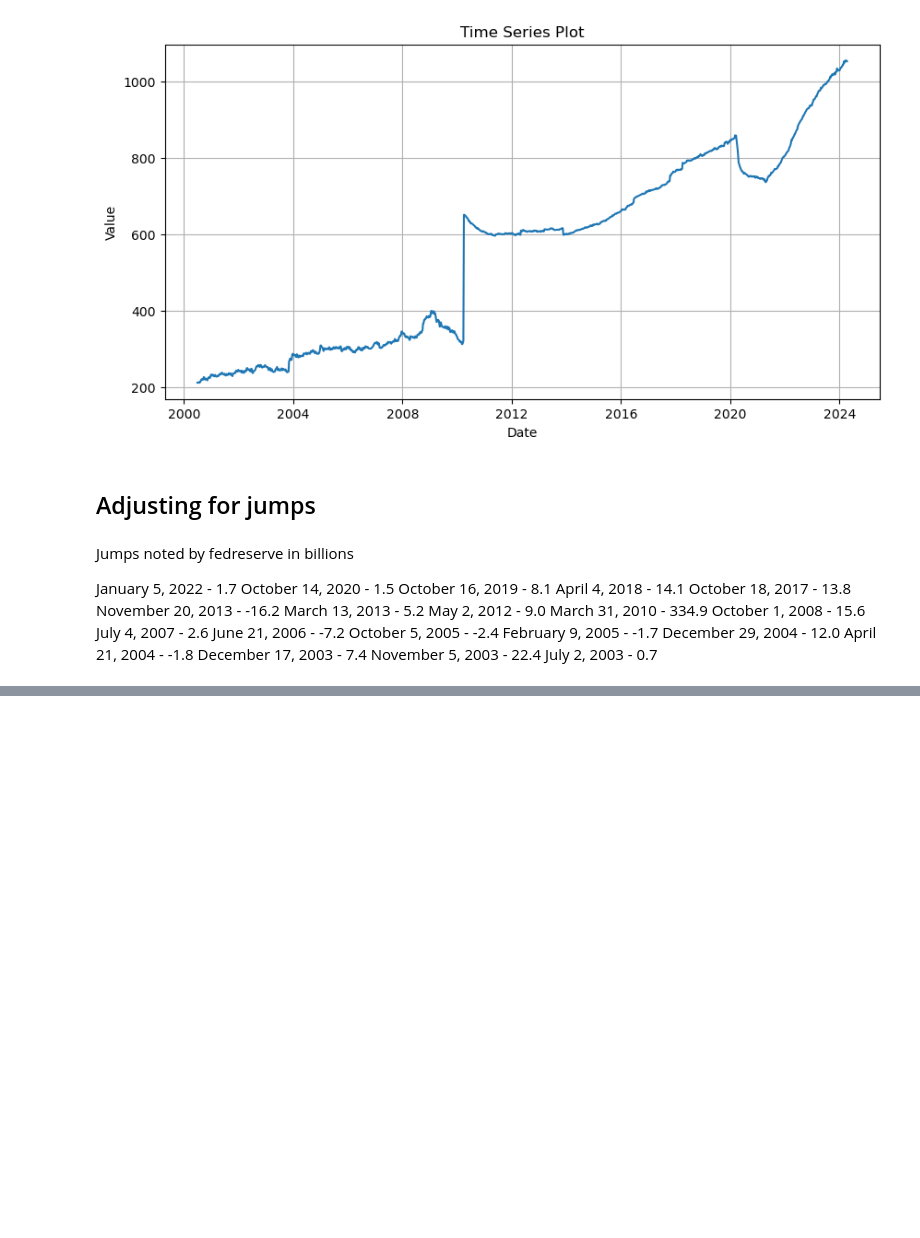
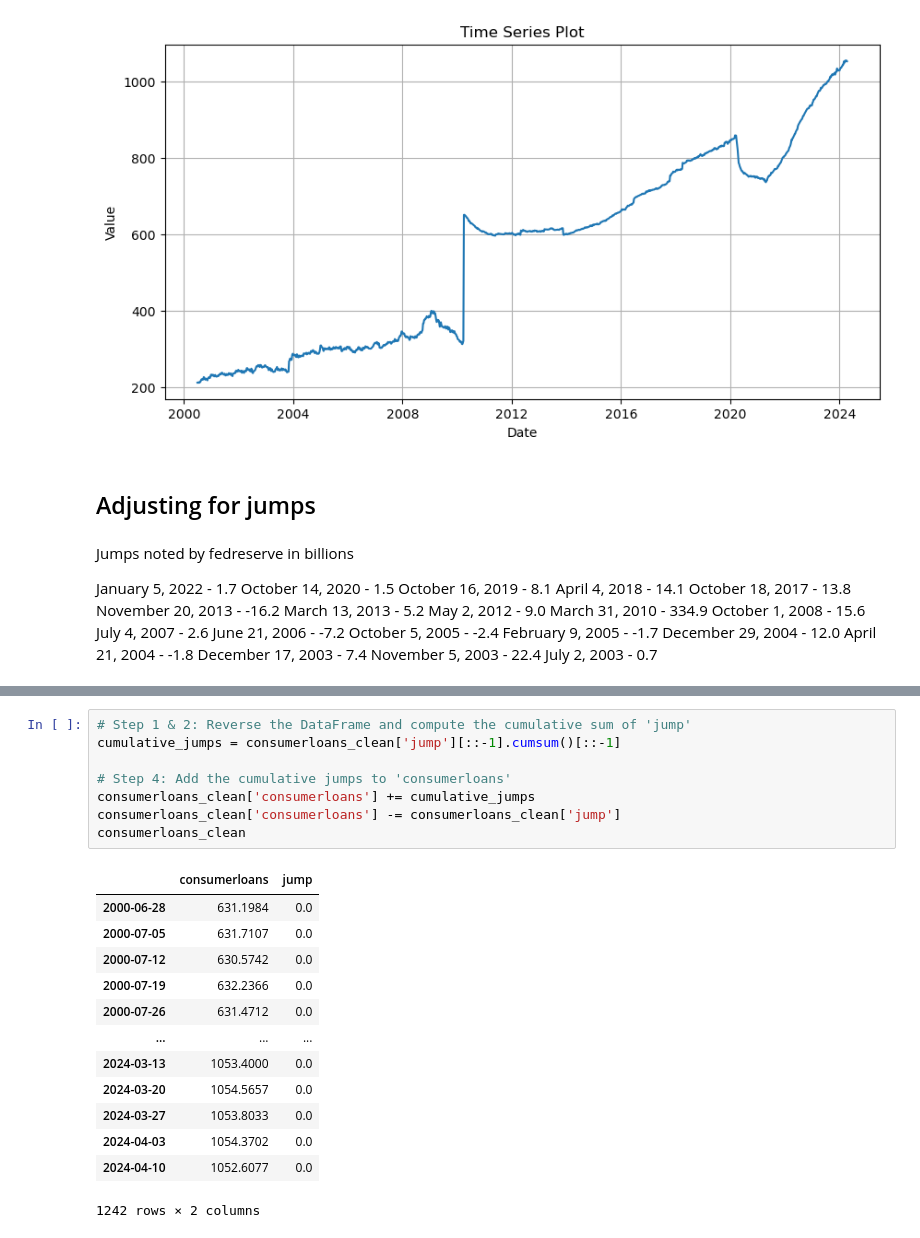
Before and after one commit to evanglas/forecasting-project, a Jupyter notebook: michael.ipynb, the cells around one changed output, grey strips where cells are left out. Cells and saved outputs as stored; diff of their text form; blank space fills up the shorter version.

```diff
--- a/michael.ipynb
+++ b/michael.ipynb
@@ -61,0 +124,22 @@ July 2, 2003 - 0.7
+# %%
+# Step 1 & 2: Reverse the DataFrame and compute the cumulative sum of 'jump'
+cumulative_jumps = consumerloans_clean['jump'][::-1].cumsum()[::-1]
+
+# Step 4: Add the cumulative jumps to 'consumerloans'
+consumerloans_clean['consumerloans'] += cumulative_jumps
+consumerloans_clean['consumerloans'] -= consumerloans_clean['jump']
+consumerloans_clean
+# %% [output]
+|  | consumerloans | jump |
+| 2000-06-28 | 631.1984 | 0.0 |
+| 2000-07-05 | 631.7107 | 0.0 |
+| 2000-07-12 | 630.5742 | 0.0 |
+| 2000-07-19 | 632.2366 | 0.0 |
+| 2000-07-26 | 631.4712 | 0.0 |
+| ... | ... | ... |
+| 2024-03-13 | 1053.4000 | 0.0 |
+| 2024-03-20 | 1054.5657 | 0.0 |
+| 2024-03-27 | 1053.8033 | 0.0 |
+| 2024-04-03 | 1054.3702 | 0.0 |
+| 2024-04-10 | 1052.6077 | 0.0 |
+1242 rows × 2 columns
```
Also changed, not shown: parts of 10 cells of this notebook.
